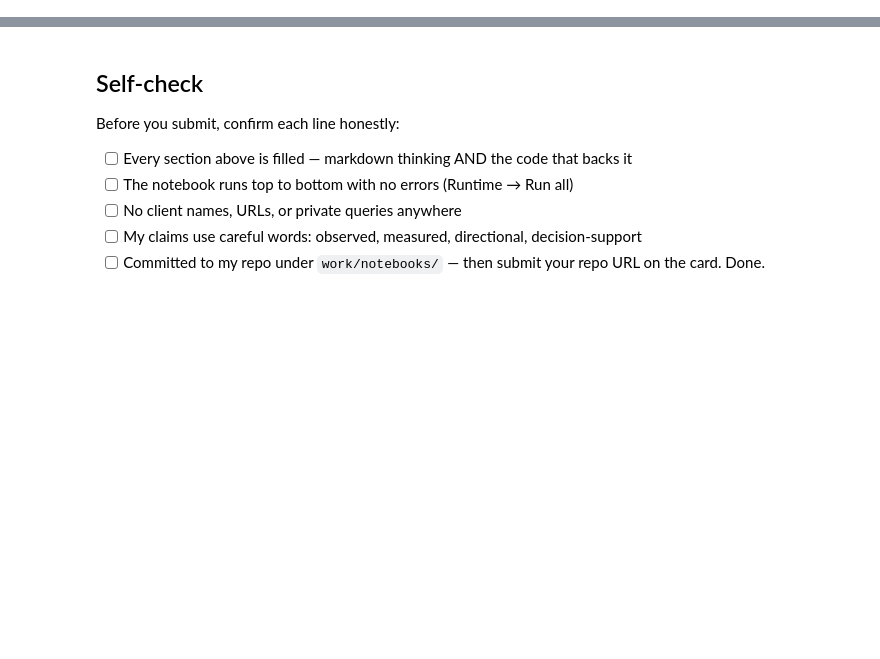
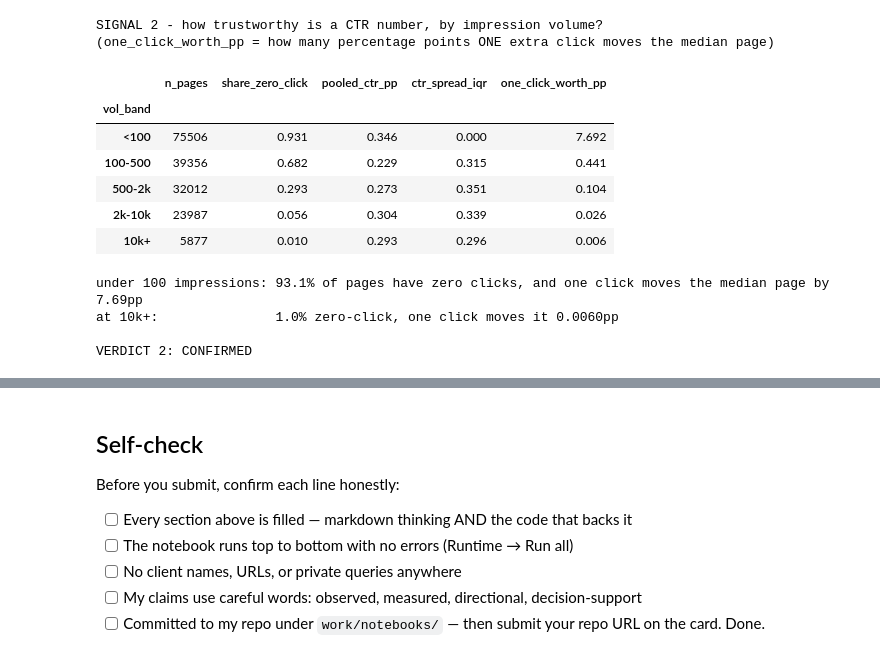
Before and after one commit to widadfatimakhan/flyrank-internship-ml, a Jupyter notebook: work/notebooks/w04_baseline_score.ipynb, the cells around one changed output, grey strips where cells are left out. Saved outputs shown, nothing was run; the diff lists cells and outputs as text; code cells hidden in the pictures; blank space fills up the shorter version.

```diff
--- a/work/notebooks/w04_baseline_score.ipynb
+++ b/work/notebooks/w04_baseline_score.ipynb
@@ -29,0 +213,40 @@ This skeleton is yours to fill. Work the sections **in order** — each one has
+# %%
+VB  = [0, 100, 500, 2000, 10000, np.inf]
+VL  = ["<100", "100-500", "500-2k", "2k-10k", "10k+"]
+pages["vol_band"] = pd.cut(pages.impressions_31d, bins=VB, labels=VL)
+
+grp = pages.groupby("vol_band", observed=True)
+s2 = pd.DataFrame({
+    "n_pages":         grp.size(),
+    "share_zero_click": grp.clicks_31d.apply(lambda s: (s == 0).mean()).round(3),
+    "pooled_ctr_pp":   (100 * grp.clicks_31d.sum() / grp.impressions_31d.sum()).round(3),
+    "ctr_spread_iqr":  (grp.ctr_pp.quantile(0.75) - grp.ctr_pp.quantile(0.25)).round(3),
+    "one_click_worth_pp": (100 / grp.impressions_31d.median()).round(3),
+})
+print("SIGNAL 2 - how trustworthy is a CTR number, by impression volume?")
+print("(one_click_worth_pp = how many percentage points ONE extra click moves the median page)")
+display(s2)
+
+lo, hi = s2.iloc[0], s2.iloc[-1]
+verdict_2 = ("CONFIRMED" if (lo.share_zero_click > hi.share_zero_click
+                             and lo.one_click_worth_pp > 10 * hi.one_click_worth_pp) else
+             "MIXED"     if lo.share_zero_click > hi.share_zero_click else "FALSE")
+print(f"\nunder 100 impressions: {lo.share_zero_click:.1%} of pages have zero clicks, and one click "
+      f"moves the median page by {lo.one_click_worth_pp:.2f}pp")
+print(f"at 10k+:               {hi.share_zero_click:.1%} zero-click, one click moves it "
+      f"{hi.one_click_worth_pp:.4f}pp")
+print(f"\nVERDICT 2: {verdict_2}")
+# %% [output]
+SIGNAL 2 - how trustworthy is a CTR number, by impression volume?
+(one_click_worth_pp = how many percentage points ONE extra click moves the median page)
+|  | n_pages | share_zero_click | pooled_ctr_pp | ctr_spread_iqr | one_click_worth_pp |
+| vol_band |  |  |  |  |  |
+| <100 | 75506 | 0.931 | 0.346 | 0.000 | 7.692 |
+| 100-500 | 39356 | 0.682 | 0.229 | 0.315 | 0.441 |
+| 500-2k | 32012 | 0.293 | 0.273 | 0.351 | 0.104 |
+| 2k-10k | 23987 | 0.056 | 0.304 | 0.339 | 0.026 |
+| 10k+ | 5877 | 0.010 | 0.293 | 0.296 | 0.006 |
+under 100 impressions: 93.1% of pages have zero clicks, and one click moves the median page by 7.69pp
+at 10k+:               1.0% zero-click, one click moves it 0.0060pp
+
+VERDICT 2: CONFIRMED
```
Also changed, not shown: parts of 31 cells of this notebook.
